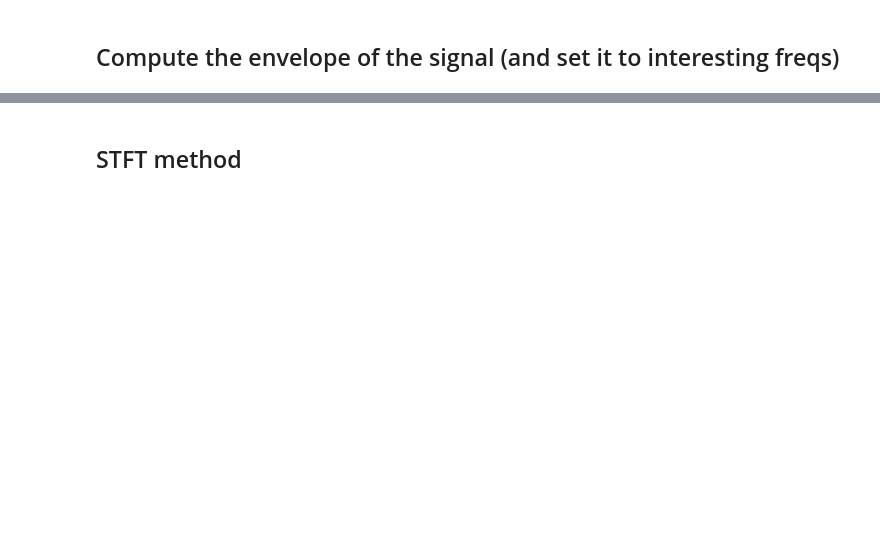
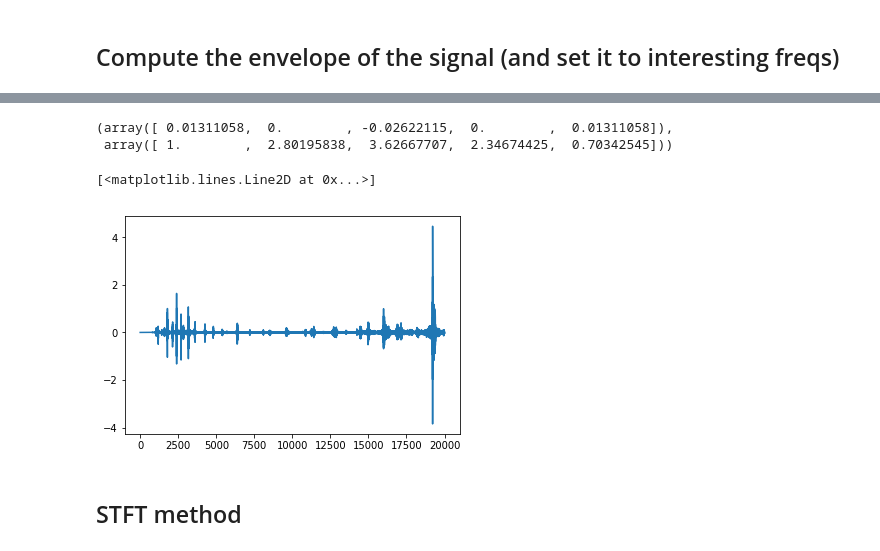
Before and after one commit to lucieperrotta/ASP, a Jupyter notebook: Auto Wah.ipynb, the cells around one changed output, grey strips where cells are left out. Drawn from its saved outputs; the diff is of its cells as text; code cells hidden in the pictures; blank space fills up the shorter version.

```diff
--- a/Auto Wah.ipynb
+++ b/Auto Wah.ipynb
@@ -88,0 +104,16 @@ plt.plot(freq_envelope) # Now the envelope is located in "good sounding" freqs f
+# %%
+b, a = sgn.iirfilter(N=2,
+              Wn=[envelope[10000]**1.2, envelope[10000]**0.8],
+              btype='band',
+              ftype='butter',
+              analog = False,
+              output='ba')
+b,a
+# %% [output]
+(array([ 0.01311058,  0.        , -0.02622115,  0.        ,  0.01311058]),
+ array([ 1.        ,  2.80195838,  3.62667707,  2.34674425,  0.70342545]))
+# %%
+plt.plot(np.fft.fft(iir_butter_filter(data, 0,1, order=2))[0:20000])
+# %% [output]
+[<matplotlib.lines.Line2D at 0x...>]
+[figure, added]
```
Also changed, not shown: parts of 14 cells of this notebook, 1 other file.
